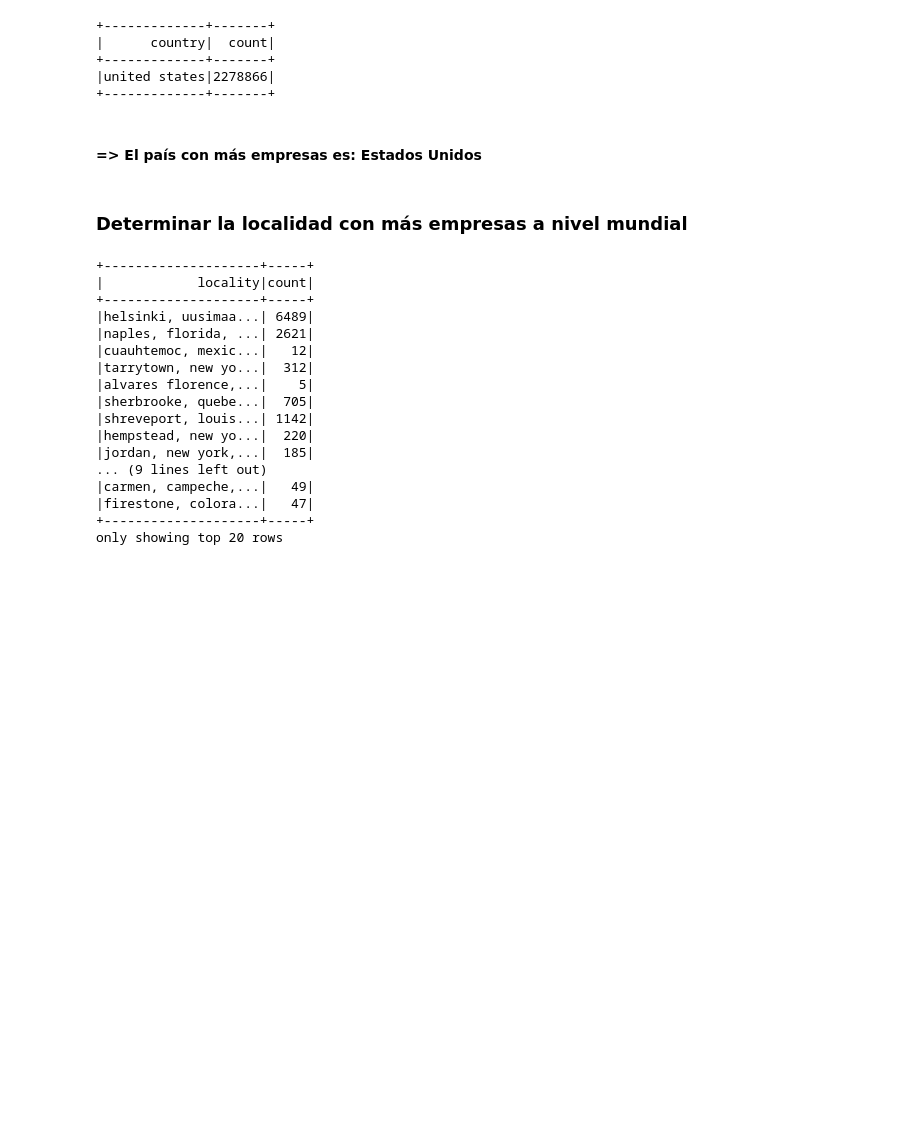
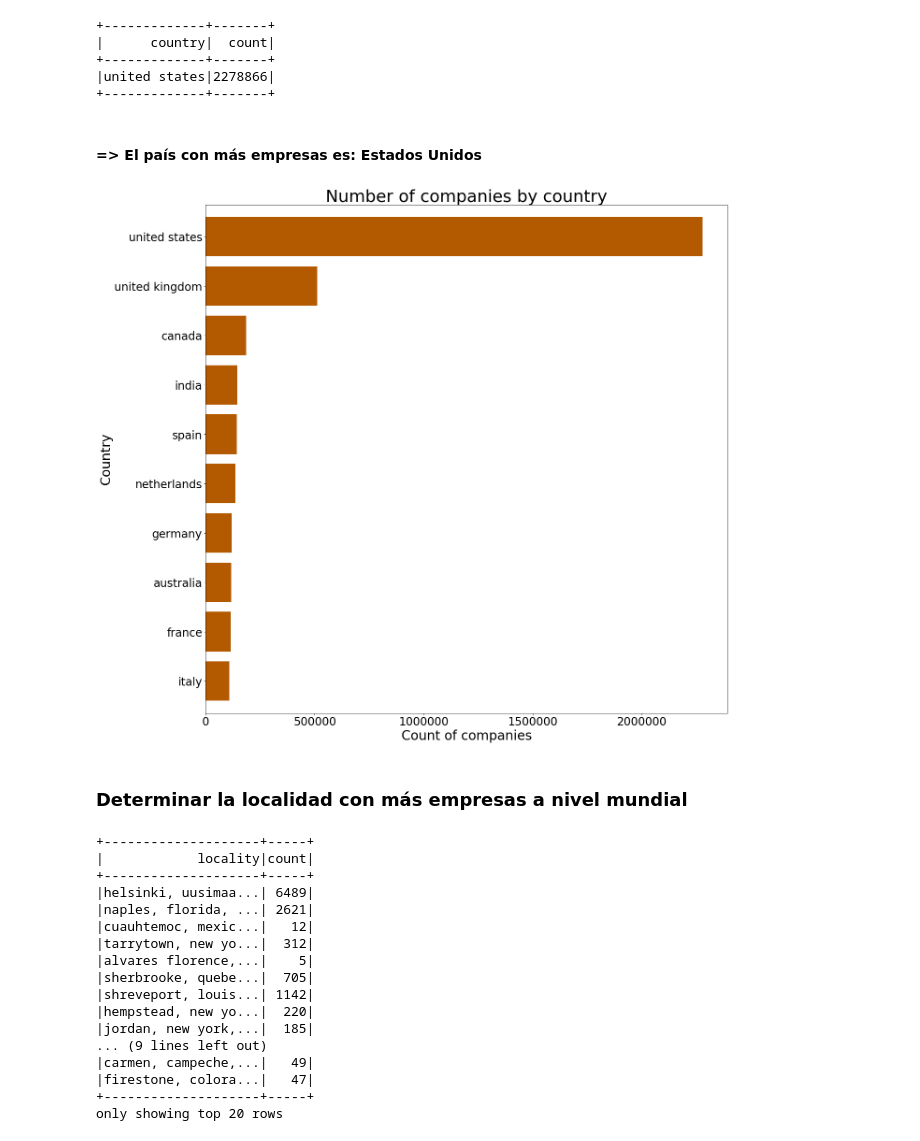
Before and after one commit to fernandasecinaroinnovant/bigdata-obl, a Jupyter notebook: obligatorio_companies.ipynb, the cells around one changed output. Cells and saved outputs as stored; diff of their text form; code cells hidden in the pictures; blank space fills up the shorter version.

```diff
--- a/obligatorio_companies.ipynb
+++ b/obligatorio_companies.ipynb
@@ -399,6 +468,29 @@ count_per_country.where((count_per_country["count"] == count_country_with_more_c
 +-------------+-------+
 # %% [markdown]
 #### => El país con más empresas es: Estados Unidos
+# %%
+# Realizamos una gráfica de país vs cantidad de empresas
+count_per_country_collect  = count_per_country.collect()
+countries_items = [item[0] for item in count_per_country_collect]
+count_items = [item[1] for item in count_per_country_collect]
+count_per_country_collect = {"country" : countries_items, "count": count_items}
+count_per_country_df = pd.DataFrame(count_per_country_collect)
+count_per_country_df = count_per_country_df.sort_values(by = "count", ascending  = False)
+count_per_country_df = count_per_country_df.iloc[:10]
+
+myplot = count_per_country_df.plot(figsize = (20,20), kind = "barh", color = "#b35900", width = 0.8,
+                               x = "country", y = "count", legend = False)
+
+myplot.invert_yaxis()
+
+plt.xlabel("Count of companies", fontsize = 28)
+plt.ylabel("Country", fontsize = 28)
+plt.title("Number of companies by country", fontsize = 36)
+plt.xticks(size = 24)
+plt.yticks(size = 24)
+plt.show()
+# %% [output]
+[figure, added]
 # %% [markdown]
 ### Determinar la localidad con más empresas a nivel mundial
 # %%
```
Also changed, not shown: parts of 92 cells of this notebook, 1 other file.
